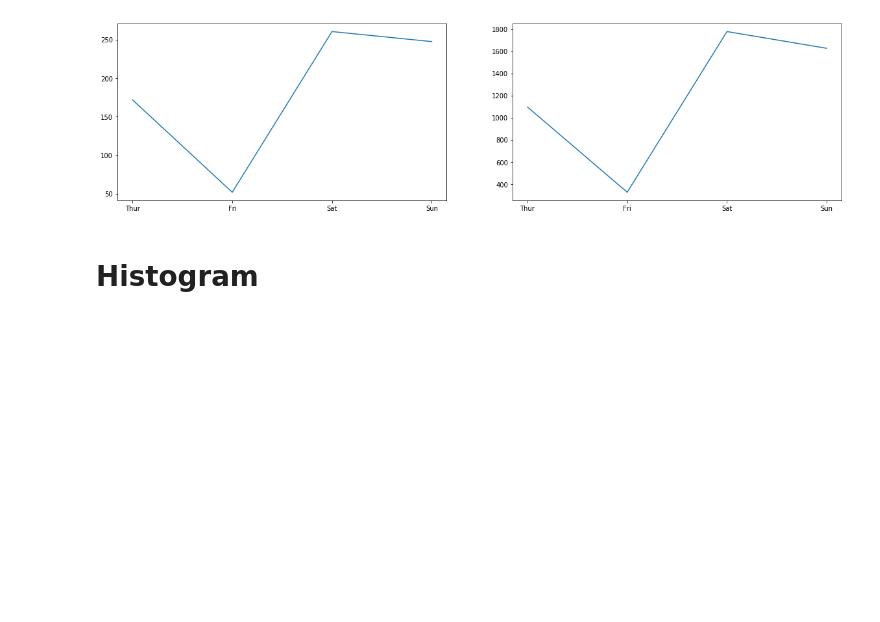
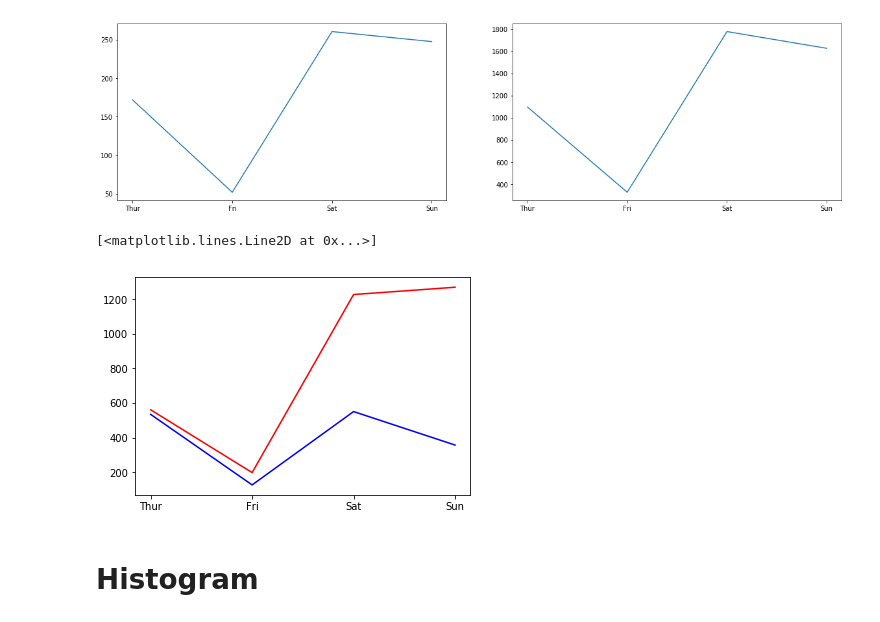
Before and after one commit to srikanth-neelam/DS_21_MAR_2019, a Jupyter notebook: matplotlib_tips.ipynb, the cells around one changed output. Saved outputs shown, nothing was run; the diff lists cells and outputs as text; code cells hidden in the pictures; blank space fills up the shorter version.

```diff
--- a/matplotlib_tips.ipynb
+++ b/matplotlib_tips.ipynb
@@ -124,6 +124,16 @@ ax[1].plot(total.index.tolist(), total['total_bill'])
 # %% [output]
 [<matplotlib.lines.Line2D at 0x...>]
 [figure]
+# %%
+# Two lines - one for male bills and another for female bills
+male_totals = tips[ tips['sex'] =='Male'].groupby('day', as_index=False)['total_bill'].sum()
+female_totals = tips[ tips['sex'] =='Female'].groupby('day', as_index=False)['total_bill'].sum()
+male_totals
+plt.plot(male_totals['day'].tolist(),male_totals['total_bill'], color='red')
+plt.plot(female_totals['day'].tolist(),female_totals['total_bill'], color='blue')
+# %% [output]
+[<matplotlib.lines.Line2D at 0x...>]
+[figure, added]
 # %% [markdown]
 # Histogram
 # %%
```
Also changed, not shown: parts of 11 cells of this notebook, 2 other files.
